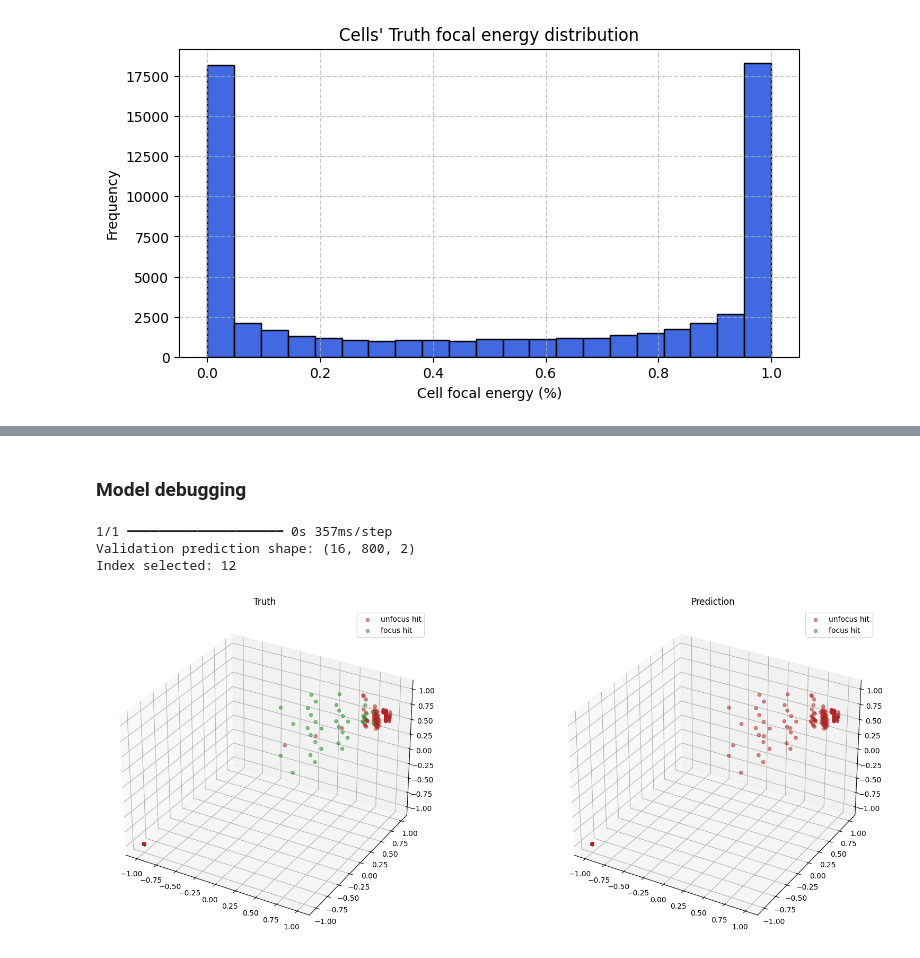
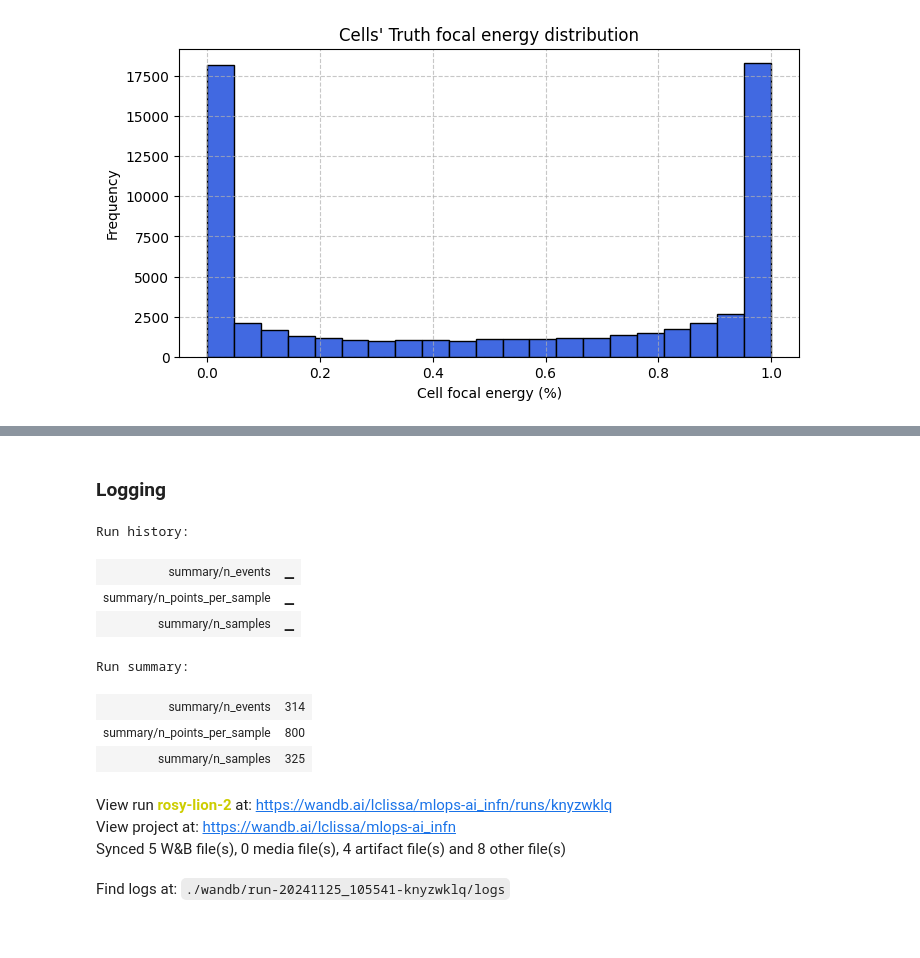
Before and after one commit to clissa/mlops, a Jupyter notebook: notebooks/02-basic-logging.ipynb, the cells around one changed output, grey strips where cells are left out. Drawn from its saved outputs; the diff is of its cells as text; code cells hidden in the pictures; blank space fills up the shorter version.

Commit message:
Add notebooks to showcase code refactoring and basic wandb logging of data stats/charts

```diff
--- a/notebooks/01-refactoring-and-basic-logging.ipynb
+++ b/notebooks/02-basic-logging.ipynb
@@ -599,31 +469,2 @@ plot_result(history, "accuracy")
-# %% [markdown]
-### Model debugging
-# %%
-validation_batch = next(iter(val_dataset))
-val_predictions = segmentation_model.predict(validation_batch[0])
-val_predictions = (val_predictions > 0.5).astype(np.int16)
-print(f"Validation prediction shape: {val_predictions.shape}")
-
-# class_colors = {0: 'firebrick', 1: 'forestgreen',}
-
-idx = np.random.choice(len(validation_batch[0]))
-print(f"Index selected: {idx}")
-
-fig = plt.figure(figsize=(20, 8))  # Double the width compared to single plot
-ax1 = fig.add_subplot(121, projection='3d')  # 1 row, 2 cols, first plot
-ax2 = fig.add_subplot(122, projection='3d')  # 1 row, 2 cols, second plot
-
-# Plotting with ground-truth.
-panel_left = visualize_prediction(validation_batch[0], validation_batch[1], idx, ax1)
-ax1.set_title("Truth")
-
-# Plotting with predictiosn
-panel_right = visualize_prediction(validation_batch[0], val_predictions, idx, ax2, LABELS)
-ax2.set_title("Prediction")
-
-plt.show()
-# %% [output]
-1/1 ━━━━━━━━━━━━━━━━━━━━ 0s 357ms/step
-Validation prediction shape: (16, 800, 2)
-Index selected: 12
-[figure, removed]
+# %% [markdown]
+### Logging
@@ -629,0 +505,15 @@ Index selected: 12
+# %%
+wandb.finish()
+# %% [output]
+Run history:
+| summary/n_events | ▁ |
+| summary/n_points_per_sample | ▁ |
+| summary/n_samples | ▁ |
+Run summary:
+| summary/n_events | 314 |
+| summary/n_points_per_sample | 800 |
+| summary/n_samples | 325 |
+View run rosy-lion-2 at: https://wandb.ai/lclissa/mlops-ai_infn/runs/knyzwklq
+View project at: https://wandb.ai/lclissa/mlops-ai_infn
+Synced 5 W&B file(s), 0 media file(s), 4 artifact file(s) and 8 other file(s)
+Find logs at: ./wandb/run-20241125_105541-knyzwklq/logs
```
Also changed, not shown: parts of 36 cells of this notebook, 1 other file.
